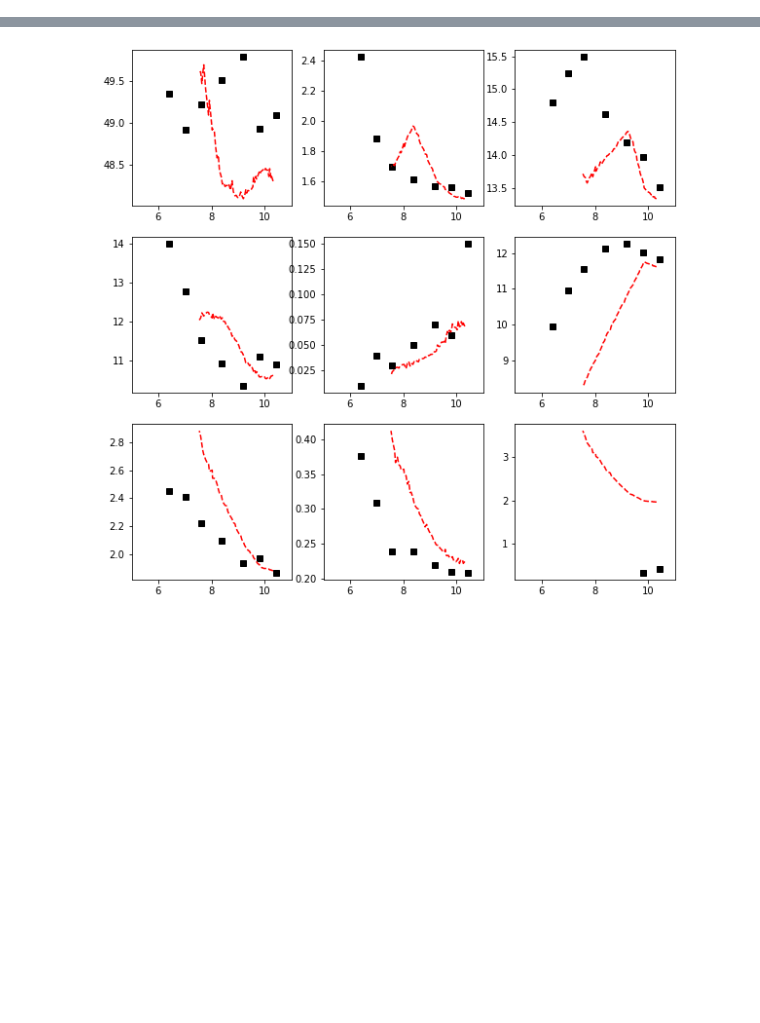
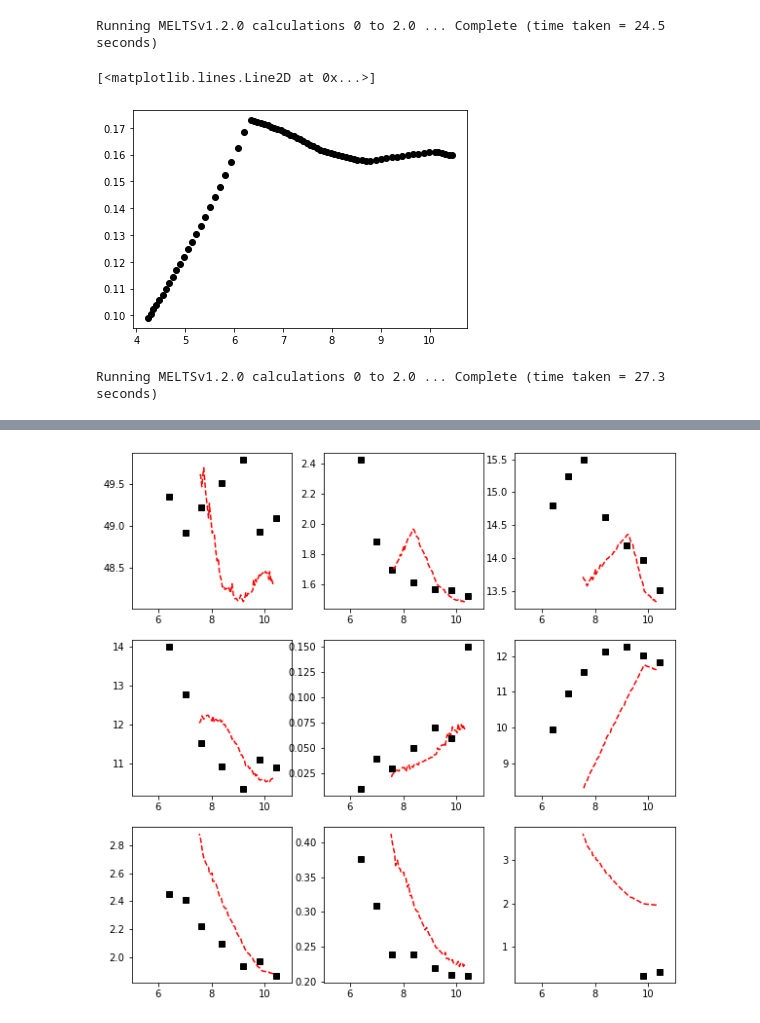
Before and after one commit to gleesonm1/PetThermoTools, a Jupyter notebook: Examples/CrystallisationTests/ExperimentCOmpare.ipynb, the cells around one changed output, grey strips where cells are left out. Cells and saved outputs as stored; diff of their text form; code cells hidden in the pictures; blank space fills up the shorter version.

```diff
--- a/Examples/CrystallisationTests/ExperimentCOmpare.ipynb
+++ b/Examples/CrystallisationTests/ExperimentCOmpare.ipynb
@@ -33,4 +33,18 @@ bulk = {'SiO2_Liq': Exp['SiO2'][(Exp['Series'] == 'STA') & (Exp['Experiment'] ==
 # %%
 P = np.array([1000,3000,6000])
-Results = M.multi_crystallise(cores = 20, Model = "MELTS", comp = bulk,
-                         T_start_C = 1260, T_end_C = 1050, dt_C = 2, P_bar = P, find_liquidus = True)
+Results = M.multi_iso_crystallise(cores = 20, Model = "MELTSv1.2.0", comp = bulk,
+                         T_start_C = 1260, T_end_C = 1050, dt_C = 2, P_path_bar = P, find_liquidus = True)
+# %% [output]
+Running MELTSv1.2.0 calculations 0 to 2.0 ... Complete (time taken = 24.5 seconds)
+# %%
+f, a = plt.subplots(1,1)
+a.plot(Results['P = 1000 bars']['All']['MgO_Liq'],Results['P = 1000 bars']['All']['Fe3Fet_Liq'], 'ok')
+# %% [output]
+[<matplotlib.lines.Line2D at 0x...>]
+[figure, added]
+# %%
+Results = M.multi_iso_crystallise(cores = 20, Model = "MELTSv1.2.0", comp = bulk,
+                         T_start_C = 1260, T_end_C = 1050, dt_C = 2, P_path_bar = P, find_liquidus = True,
+                                  fO2_buffer = "NNO", fO2_offset = -0.3)
+# %% [output]
+Running MELTSv1.2.0 calculations 0 to 2.0 ... Complete (time taken = 27.3 seconds)
```
Also changed, not shown: parts of 3 cells of this notebook, 17 other files.
